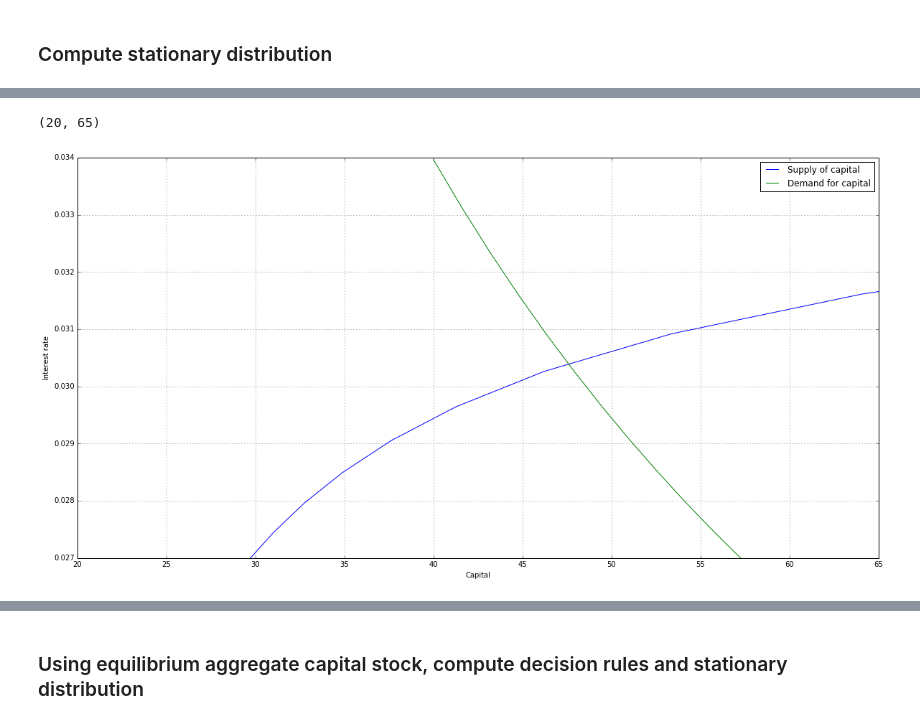
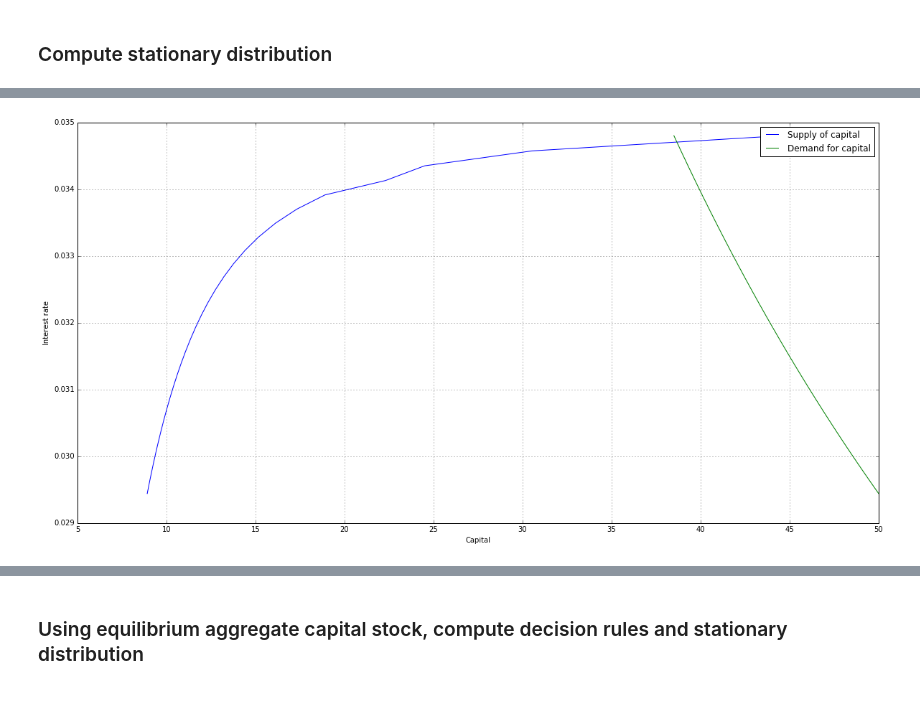
Before and after one commit to jagman88/dolo, a Jupyter notebook: examples/models/KS_noagg_equilibrium_dtcscc.ipynb, the cells around one changed output, grey strips where cells are left out. Cells and saved outputs as stored; diff of their text form; code cells hidden in the pictures.

```diff
--- a/examples/models/KS_noagg_equilibrium_dtcscc.ipynb
+++ b/examples/models/KS_noagg_equilibrium_dtcscc.ipynb
@@ -22,6 +22,6 @@ from matplotlib import cm
 filename = 'incomplete_markets_dtcscc.yaml'
 model = yaml_import(filename)
 
-Nf = np.array([250, 100])
+Nf = np.array([100, 50])
 # %% [output]
 warning: 24, 1 : Symbol u has no calibrated value.
@@ -97,5 +178,5 @@ ax.azim = 330
 # %%
-Kd, Ks, r = dst.supply_demand(model, Nf, numpoints=20, lower=40, upper=70, verbose=True)
+Kd, Ks, r = dst.supply_demand(model, Nf, numpoints=30, lower=38.5, upper=50, verbose=True)
 # %% [output]
 UserWarning:c:\users\james\source\dolo\dolo\algos\dtcscc\time_iteration.py:148
     Maximum number of iterations reached
@@ -128,16 +200,15 @@ Iteration = 19
 # %%
 %matplotlib inline
 
 fig = plt.figure(figsize=(20, 10))
 plt.plot(Ks, r,label='Supply of capital')
 plt.plot(Kd, r,label='Demand for capital')
 # plt.plot((37.9893, 37.9893), (0.031, 0.036), 'k-', color='black', label='RA steady state capital')
 plt.xlabel('Capital')
 plt.ylabel('Interest rate')
 plt.legend()
 plt.grid()
-plt.ylim(0.027, 0.034)
-plt.xlim(20, 65)
+# plt.ylim(0.027, 0.034)
+# plt.xlim(30, 50)
 # %% [output]
-(20, 65)
-[figure, old version]
+[figure, new version]
```
Also changed, not shown: parts of 13 cells of this notebook, 2 other files.
